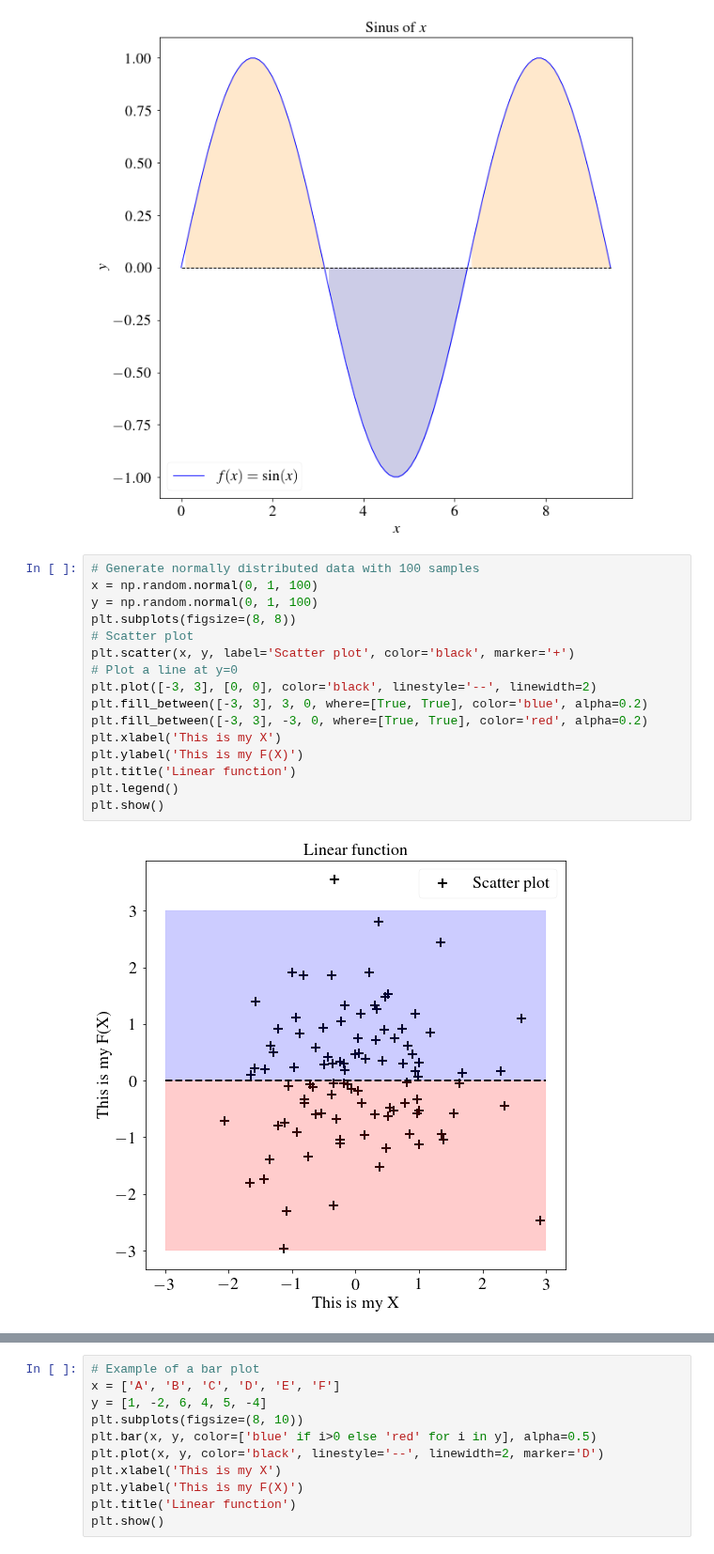
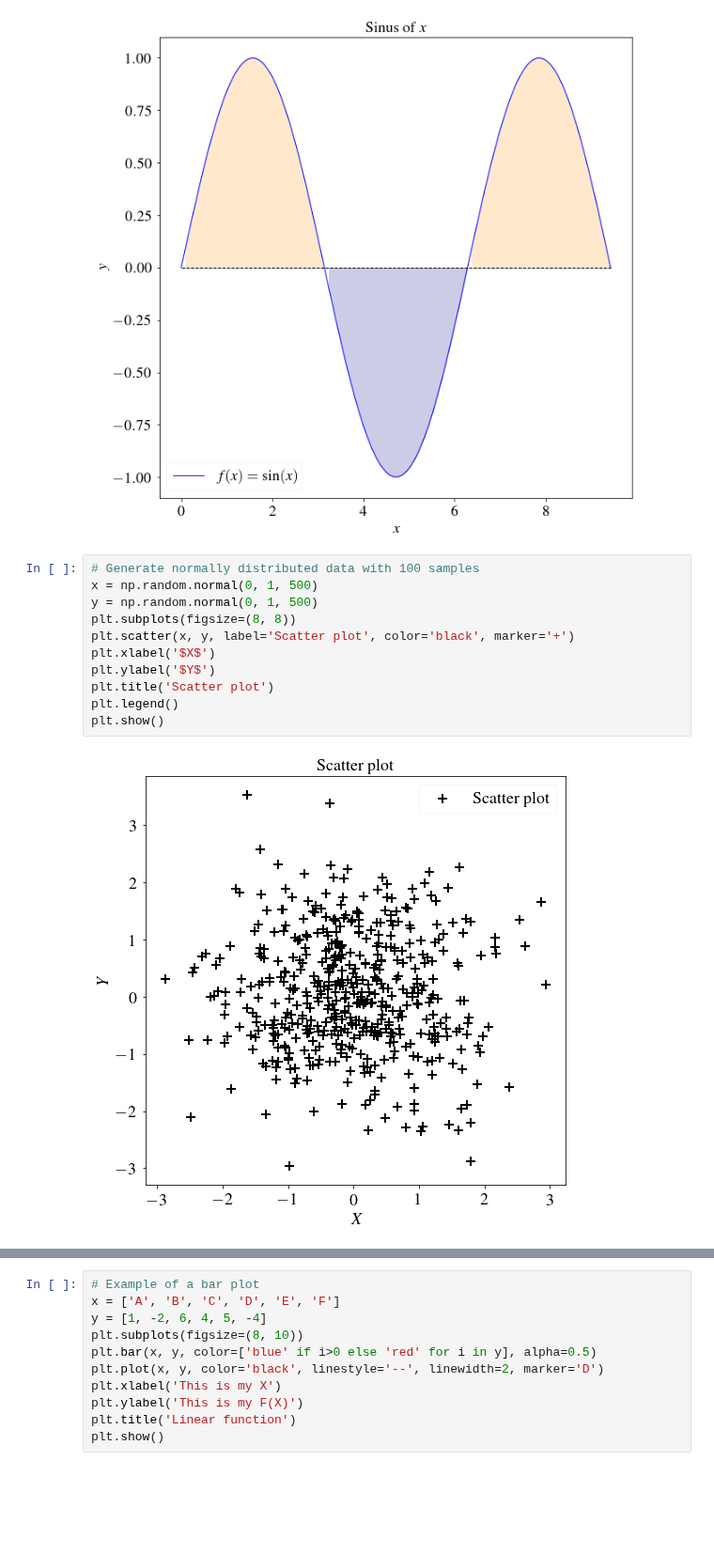
Before and after one commit to qlinhta/my-notes, a Jupyter notebook: teaching/MatplotlibOxford.ipynb, the cells around one changed output, grey strips where cells are left out. Shown at 94% size. Saved outputs shown, nothing was run; the diff lists cells and outputs as text; blank space fills up the shorter version.

```diff
--- a/teaching/MatplotlibOxford.ipynb
+++ b/teaching/MatplotlibOxford.ipynb
@@ -39,22 +39,17 @@ plt.show()
 [figure]
 # %%
 # Generate normally distributed data with 100 samples
-x = np.random.normal(0, 1, 100)
-y = np.random.normal(0, 1, 100)
+x = np.random.normal(0, 1, 500)
+y = np.random.normal(0, 1, 500)
 plt.subplots(figsize=(8, 8))
-# Scatter plot
 plt.scatter(x, y, label='Scatter plot', color='black', marker='+')
-# Plot a line at y=0
-plt.plot([-3, 3], [0, 0], color='black', linestyle='--', linewidth=2)
-plt.fill_between([-3, 3], 3, 0, where=[True, True], color='blue', alpha=0.2)
-plt.fill_between([-3, 3], -3, 0, where=[True, True], color='red', alpha=0.2)
-plt.xlabel('This is my X')
-plt.ylabel('This is my F(X)')
-plt.title('Linear function')
+plt.xlabel('$X$')
+plt.ylabel('$Y$')
+plt.title('Scatter plot')
 plt.legend()
 plt.show()
 # %% [output]
-[figure, old version]
+[figure, new version]
 # %%
 # Example of a histogram
 x = np.random.normal(0, 1, 1000)
```
Also changed, not shown: parts of 6 cells of this notebook.
